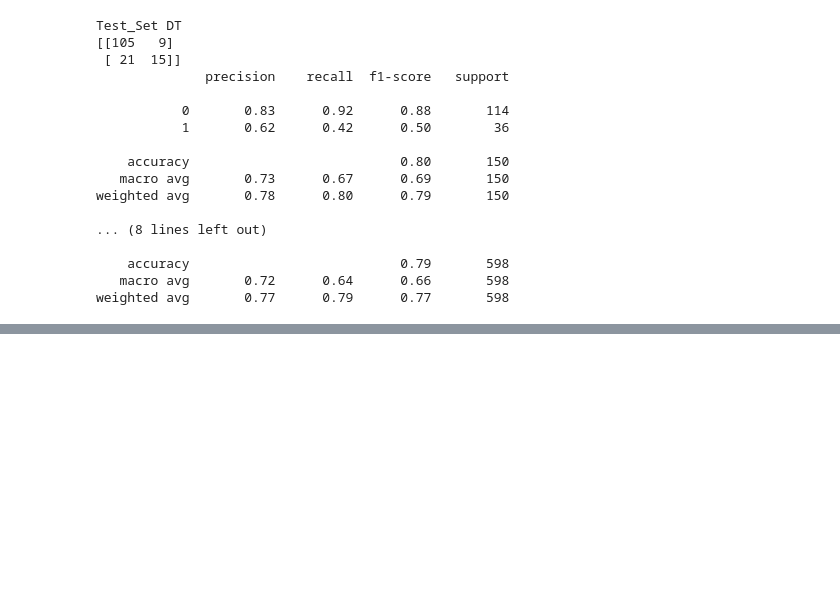
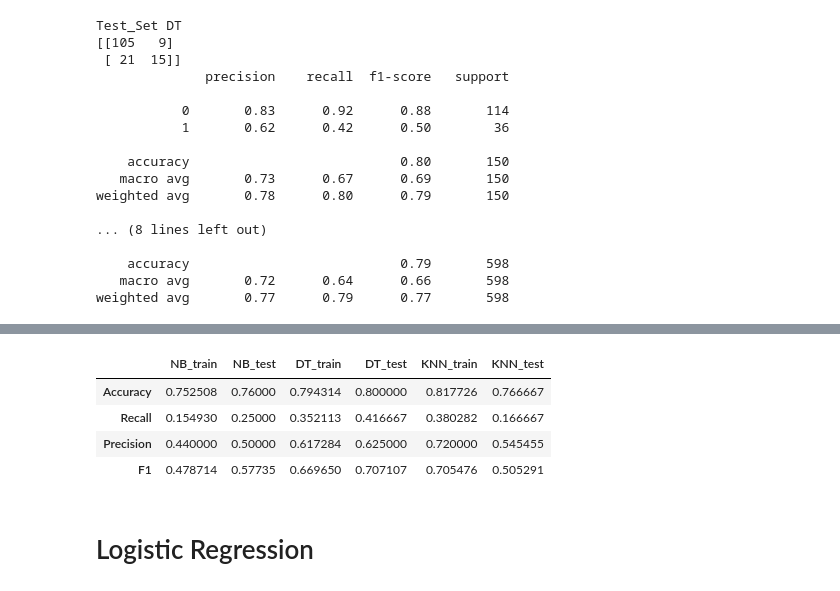
Before and after one commit to veyselaytekin1/exercises, a Jupyter notebook: machine_learning/Dojo-Projects/bloodTransfusion.ipynb, the cells around one changed output, grey strips where cells are left out. Saved outputs shown, nothing was run; the diff lists cells and outputs as text; code cells hidden in the pictures; blank space fills up the shorter version.

```diff
--- a/machine_learning/Dojo-Projects/bloodTransfusion.ipynb
+++ b/machine_learning/Dojo-Projects/bloodTransfusion.ipynb
@@ -1011,4 +1025,5 @@ dt_recall = fonks.get_recall(y_test, dt_pred)
 dt_rocauc = fonks.get_roc_auc(y_test, dt_pred)
 # dt_rocauc = roc_auc_score(np.array(y_test.values), dt_pred, multi_class = 'ovr, average='micro)
 
-dt_df = fonks.
+dt_df = fonks.train_test_df(y_train, dt_train_pred, y_test, dt_pred, 'DT')
+dt_df
@@ -1014,0 +1036,3 @@ dt_df = fonks.
+# %%
+all_df = pd.concat([nb_df, dt_df], axis = 1)
+all_df
@@ -1014,0 +1047,11 @@ dt_df = fonks.
+# %%
+from sklearn.neighbors import KNeighborsClassifier
+
+knn = KNeighborsClassifier(5)
+
+knn.fit(X_train, y_train)
+
+knn_train_pred = knn.predict(X_train)
+knn_pred = knn.predict(X_test)
+
+fonks.simple_scores(y_train, knn_train_pred, y_test, knn_pred)
@@ -1014,0 +1104,11 @@ dt_df = fonks.
+# %%
+all_df = pd.concat([all_df, knn_df], axis =1)
+all_df
+# %% [output]
+|  | NB_train | NB_test | DT_train | DT_test | KNN_train | KNN_test |
+| Accuracy | 0.752508 | 0.76000 | 0.794314 | 0.800000 | 0.817726 | 0.766667 |
+| Recall | 0.154930 | 0.25000 | 0.352113 | 0.416667 | 0.380282 | 0.166667 |
+| Precision | 0.440000 | 0.50000 | 0.617284 | 0.625000 | 0.720000 | 0.545455 |
+| F1 | 0.478714 | 0.57735 | 0.669650 | 0.707107 | 0.705476 | 0.505291 |
+# %% [markdown]
+# Logistic Regression
```
Also changed, not shown: parts of 32 cells of this notebook.
